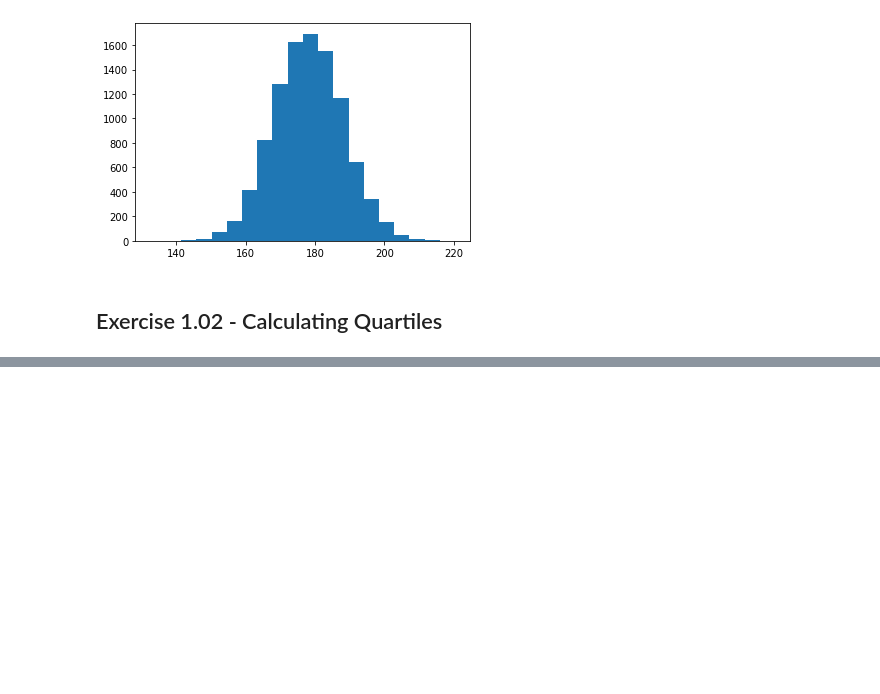
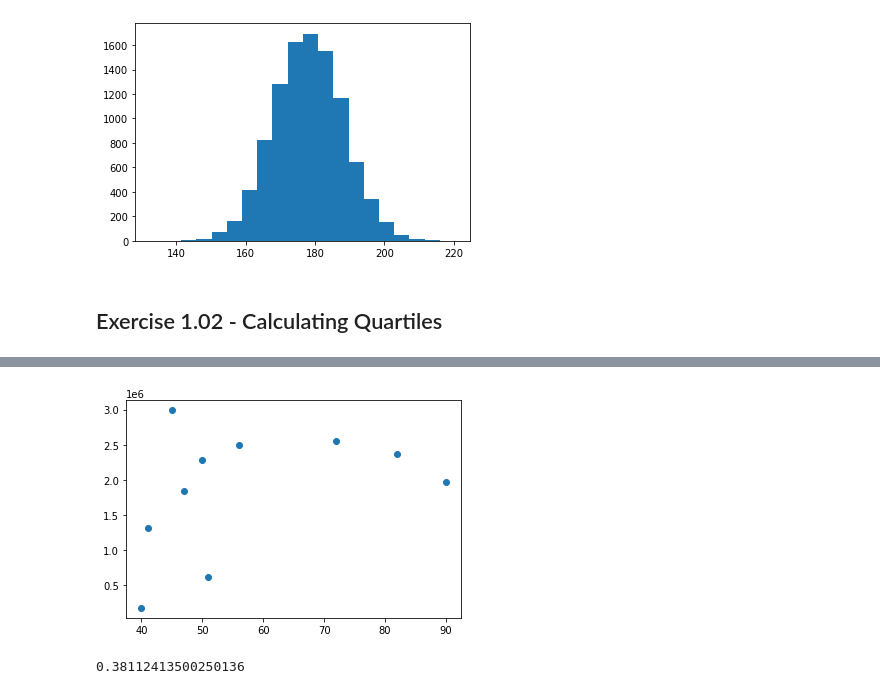
Before and after one commit to tobias-fyi/vela, a Jupyter notebook: ds/courses/sql_data_analytics/notebooks/ch_01.ipynb, the cells around one changed output, grey strips where cells are left out. Cells and saved outputs as stored; diff of their text form; code cells hidden in the pictures; blank space fills up the shorter version.

```diff
--- a/ds/courses/sql_data_analytics/notebooks/ch_01.ipynb
+++ b/ds/courses/sql_data_analytics/notebooks/ch_01.ipynb
@@ -60,0 +114,7 @@ df_autos.sort_values(by="Add-on Sales ($)")
+# %%
+# === Load and clean data === #
+data_path = "../data/Datasets/salesman.csv"
+df_sman = pd.read_csv(data_path)
+df_sman = df_sman.rename(columns={"Hours Worked Per Week": "hours_wk", "Sales Per Week ($)": "sales_wk"})
+
+df_sman.head()
@@ -60,0 +128,10 @@ df_autos.sort_values(by="Add-on Sales ($)")
+# %%
+plt.scatter(df_sman["hours_wk"], df_sman["sales_wk"]);
+# %% [output]
+[figure, added]
+# %%
+# User numpy to calculate correlation coefficient
+correlation = np.corrcoef(df_sman["hours_wk"], df_sman["sales_wk"])
+correlation[1][0]
+# %% [output]
+0.38112413500250136
```
Also changed, not shown: parts of 13 cells of this notebook, 4 other files.
